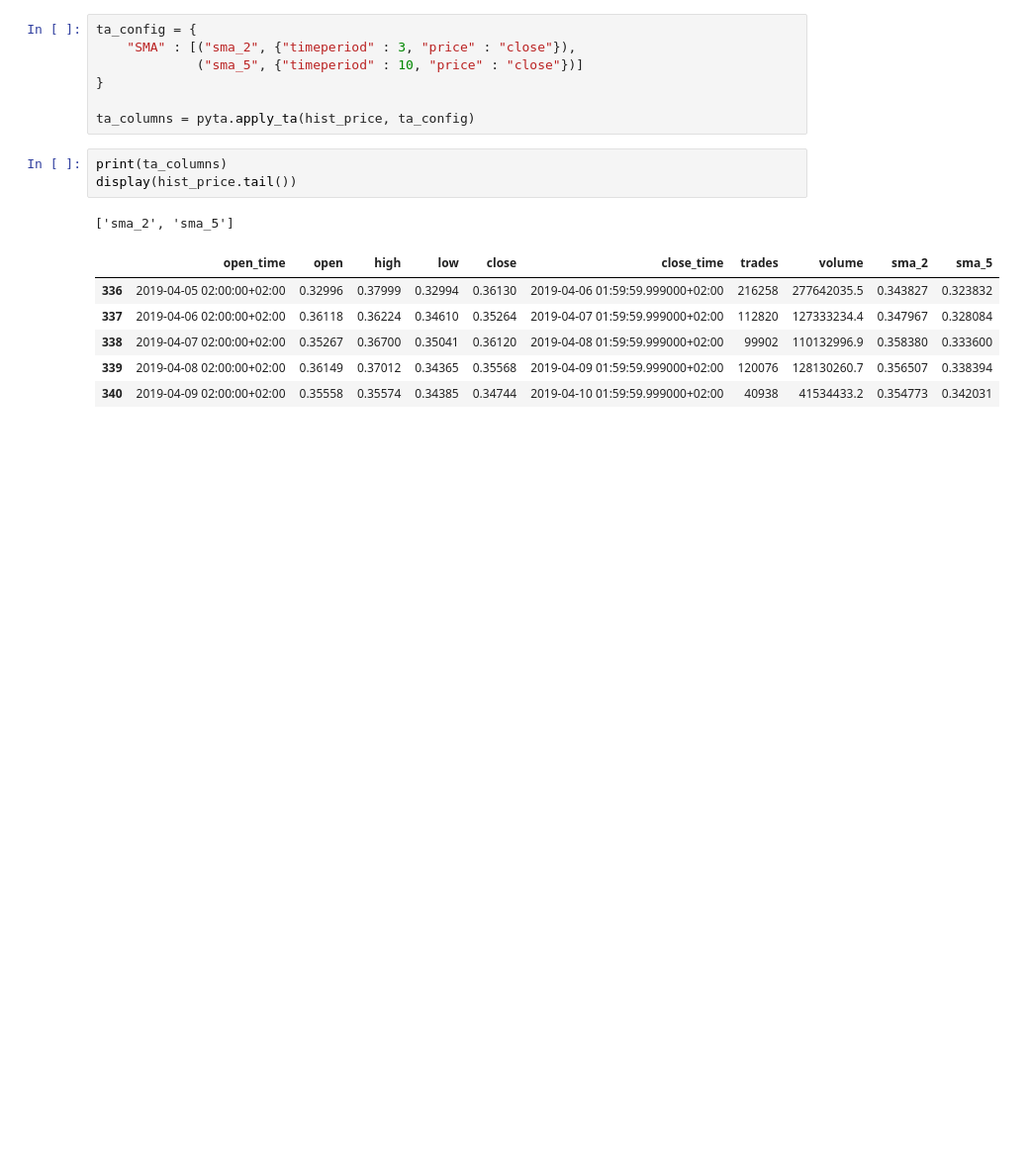
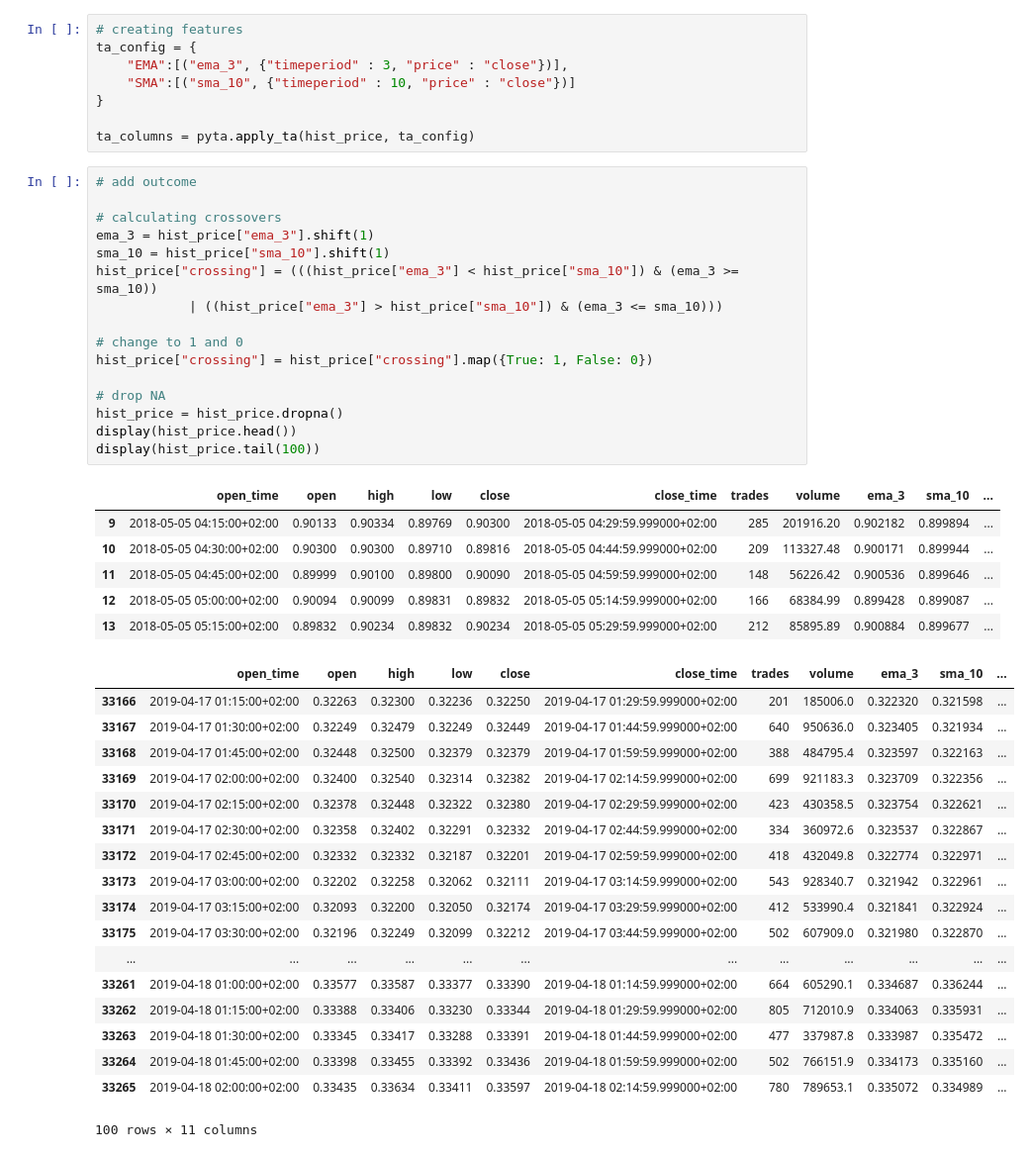
Before and after one commit to achmand/ari5123_assignment, a Jupyter notebook: src/Playground.ipynb, the cells around one changed output. Shown at 99% size. Drawn from its saved outputs; the diff is of its cells as text; blank space fills up the shorter version.

Commit message:
Creating crossover machine learning signals.

```diff
--- a/src/Playground.ipynb
+++ b/src/Playground.ipynb
@@ -31,18 +36,49 @@ from lucrum.algo import pyta
 # %%
+# creating features
 ta_config = {
-    "SMA" : [("sma_2", {"timeperiod" : 3, "price" : "close"}),
-             ("sma_5", {"timeperiod" : 10, "price" : "close"})]
+    "EMA":[("ema_3", {"timeperiod" : 3, "price" : "close"})],
+    "SMA":[("sma_10", {"timeperiod" : 10, "price" : "close"})]
 }
 
 ta_columns = pyta.apply_ta(hist_price, ta_config)
-# %%
-print(ta_columns)
-display(hist_price.tail())
-# %% [output]
-['sma_2', 'sma_5']
-|  | open_time | open | high | low | close | close_time | trades | volume | sma_2 | sma_5 |
-| 336 | 2019-04-05 02:00:00+02:00 | 0.32996 | 0.37999 | 0.32994 | 0.36130 | 2019-04-06 01:59:59.999000+02:00 | 216258 | 277642035.5 | 0.343827 | 0.323832 |
-| 337 | 2019-04-06 02:00:00+02:00 | 0.36118 | 0.36224 | 0.34610 | 0.35264 | 2019-04-07 01:59:59.999000+02:00 | 112820 | 127333234.4 | 0.347967 | 0.328084 |
-| 338 | 2019-04-07 02:00:00+02:00 | 0.35267 | 0.36700 | 0.35041 | 0.36120 | 2019-04-08 01:59:59.999000+02:00 | 99902 | 110132996.9 | 0.358380 | 0.333600 |
-| 339 | 2019-04-08 02:00:00+02:00 | 0.36149 | 0.37012 | 0.34365 | 0.35568 | 2019-04-09 01:59:59.999000+02:00 | 120076 | 128130260.7 | 0.356507 | 0.338394 |
-| 340 | 2019-04-09 02:00:00+02:00 | 0.35558 | 0.35574 | 0.34385 | 0.34744 | 2019-04-10 01:59:59.999000+02:00 | 40938 | 41534433.2 | 0.354773 | 0.342031 |
+# %%
+# add outcome
+
+# calculating crossovers
+ema_3 = hist_price["ema_3"].shift(1)
+sma_10 = hist_price["sma_10"].shift(1)
+hist_price["crossing"] = (((hist_price["ema_3"] < hist_price["sma_10"]) & (ema_3 >= sma_10))
+            | ((hist_price["ema_3"] > hist_price["sma_10"]) & (ema_3 <= sma_10)))
+
+# change to 1 and 0
+hist_price["crossing"] = hist_price["crossing"].map({True: 1, False: 0})
+
+# drop NA
+hist_price = hist_price.dropna()
+display(hist_price.head())
+display(hist_price.tail(100))
+# %% [output]
+|  | open_time | open | high | low | close | close_time | trades | volume | ema_3 | sma_10 | ... |
+| 9 | 2018-05-05 04:15:00+02:00 | 0.90133 | 0.90334 | 0.89769 | 0.90300 | 2018-05-05 04:29:59.999000+02:00 | 285 | 201916.20 | 0.902182 | 0.899894 | ... |
+| 10 | 2018-05-05 04:30:00+02:00 | 0.90300 | 0.90300 | 0.89710 | 0.89816 | 2018-05-05 04:44:59.999000+02:00 | 209 | 113327.48 | 0.900171 | 0.899944 | ... |
+| 11 | 2018-05-05 04:45:00+02:00 | 0.89999 | 0.90100 | 0.89800 | 0.90090 | 2018-05-05 04:59:59.999000+02:00 | 148 | 56226.42 | 0.900536 | 0.899646 | ... |
+| 12 | 2018-05-05 05:00:00+02:00 | 0.90094 | 0.90099 | 0.89831 | 0.89832 | 2018-05-05 05:14:59.999000+02:00 | 166 | 68384.99 | 0.899428 | 0.899087 | ... |
+| 13 | 2018-05-05 05:15:00+02:00 | 0.89832 | 0.90234 | 0.89832 | 0.90234 | 2018-05-05 05:29:59.999000+02:00 | 212 | 85895.89 | 0.900884 | 0.899677 | ... |
+|  | open_time | open | high | low | close | close_time | trades | volume | ema_3 | sma_10 | ... |
+| 33166 | 2019-04-17 01:15:00+02:00 | 0.32263 | 0.32300 | 0.32236 | 0.32250 | 2019-04-17 01:29:59.999000+02:00 | 201 | 185006.0 | 0.322320 | 0.321598 | ... |
+| 33167 | 2019-04-17 01:30:00+02:00 | 0.32249 | 0.32479 | 0.32249 | 0.32449 | 2019-04-17 01:44:59.999000+02:00 | 640 | 950636.0 | 0.323405 | 0.321934 | ... |
+| 33168 | 2019-04-17 01:45:00+02:00 | 0.32448 | 0.32500 | 0.32379 | 0.32379 | 2019-04-17 01:59:59.999000+02:00 | 388 | 484795.4 | 0.323597 | 0.322163 | ... |
+| 33169 | 2019-04-17 02:00:00+02:00 | 0.32400 | 0.32540 | 0.32314 | 0.32382 | 2019-04-17 02:14:59.999000+02:00 | 699 | 921183.3 | 0.323709 | 0.322356 | ... |
+| 33170 | 2019-04-17 02:15:00+02:00 | 0.32378 | 0.32448 | 0.32322 | 0.32380 | 2019-04-17 02:29:59.999000+02:00 | 423 | 430358.5 | 0.323754 | 0.322621 | ... |
+| 33171 | 2019-04-17 02:30:00+02:00 | 0.32358 | 0.32402 | 0.32291 | 0.32332 | 2019-04-17 02:44:59.999000+02:00 | 334 | 360972.6 | 0.323537 | 0.322867 | ... |
+| 33172 | 2019-04-17 02:45:00+02:00 | 0.32332 | 0.32332 | 0.32187 | 0.32201 | 2019-04-17 02:59:59.999000+02:00 | 418 | 432049.8 | 0.322774 | 0.322971 | ... |
+| 33173 | 2019-04-17 03:00:00+02:00 | 0.32202 | 0.32258 | 0.32062 | 0.32111 | 2019-04-17 03:14:59.999000+02:00 | 543 | 928340.7 | 0.321942 | 0.322961 | ... |
+| 33174 | 2019-04-17 03:15:00+02:00 | 0.32093 | 0.32200 | 0.32050 | 0.32174 | 2019-04-17 03:29:59.999000+02:00 | 412 | 533990.4 | 0.321841 | 0.322924 | ... |
+| 33175 | 2019-04-17 03:30:00+02:00 | 0.32196 | 0.32249 | 0.32099 | 0.32212 | 2019-04-17 03:44:59.999000+02:00 | 502 | 607909.0 | 0.321980 | 0.322870 | ... |
+| ... | ... | ... | ... | ... | ... | ... | ... | ... | ... | ... | ... |
+| 33261 | 2019-04-18 01:00:00+02:00 | 0.33577 | 0.33587 | 0.33377 | 0.33390 | 2019-04-18 01:14:59.999000+02:00 | 664 | 605290.1 | 0.334687 | 0.336244 | ... |
+| 33262 | 2019-04-18 01:15:00+02:00 | 0.33388 | 0.33406 | 0.33230 | 0.33344 | 2019-04-18 01:29:59.999000+02:00 | 805 | 712010.9 | 0.334063 | 0.335931 | ... |
+| 33263 | 2019-04-18 01:30:00+02:00 | 0.33345 | 0.33417 | 0.33288 | 0.33391 | 2019-04-18 01:44:59.999000+02:00 | 477 | 337987.8 | 0.333987 | 0.335472 | ... |
+| 33264 | 2019-04-18 01:45:00+02:00 | 0.33398 | 0.33455 | 0.33392 | 0.33436 | 2019-04-18 01:59:59.999000+02:00 | 502 | 766151.9 | 0.334173 | 0.335160 | ... |
+| 33265 | 2019-04-18 02:00:00+02:00 | 0.33435 | 0.33634 | 0.33411 | 0.33597 | 2019-04-18 02:14:59.999000+02:00 | 780 | 789653.1 | 0.335072 | 0.334989 | ... |
+100 rows × 11 columns
```
Also changed, not shown: parts of 17 cells of this notebook, 2 other files.
